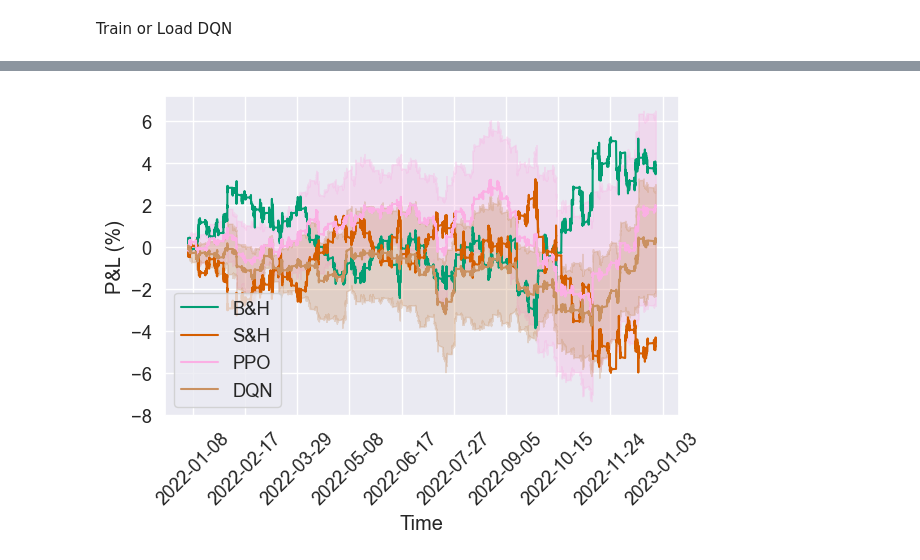
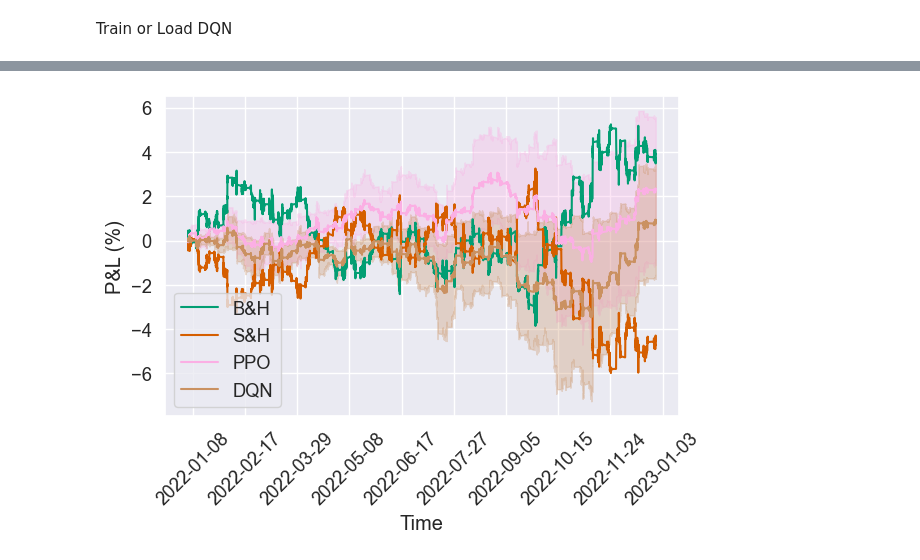
Before and after one commit to Daveonwave/gym4ReaL, a Jupyter notebook: examples/trading/benchmarks.ipynb, the cells around one changed output, grey strips where cells are left out. Cells and saved outputs as stored; diff of their text form; code cells hidden in the pictures.

```diff
--- a/examples/trading/benchmarks.ipynb
+++ b/examples/trading/benchmarks.ipynb
@@ -208,7 +192,7 @@ models_dqn = []
 for seed in args['seeds']:
     logdir = os.path.join(base_directory, args['exp_name']+f"_seed_{seed}" )
     model = DQN.load(os.path.join(logdir,  "models/eval", "best_model"))
-    models_ppo.append(model)
+    models_dqn.append(model)
 # %%
 models = {
     "PPO": models_ppo,
@@ -226,4 +210,4 @@ evaluate_multiple_agents_with_baselines(models, params_validation, train_env.env
 # %%
-evaluate_multiple_agents_with_baselines(models, params_test, train_env.env_method("get_scaler")[0], 'Test', "/Users/giovannidispoto/Desktop/PhD/gym4ReaL_github/gym4ReaL/gym4real/algorithms/trading/plots/ppo_dqn_test_trading.pdf")
+evaluate_multiple_agents_with_baselines(models, params_test, train_env.env_method("get_scaler")[0], 'Test', "./gym4real/algorithms/trading/plots/ppo_dqn_test_trading.pdf")
 # %% [output]
-[figure, old version]
+[figure, new version]
```
Also changed, not shown: parts of 3 cells of this notebook, 3 other files.
